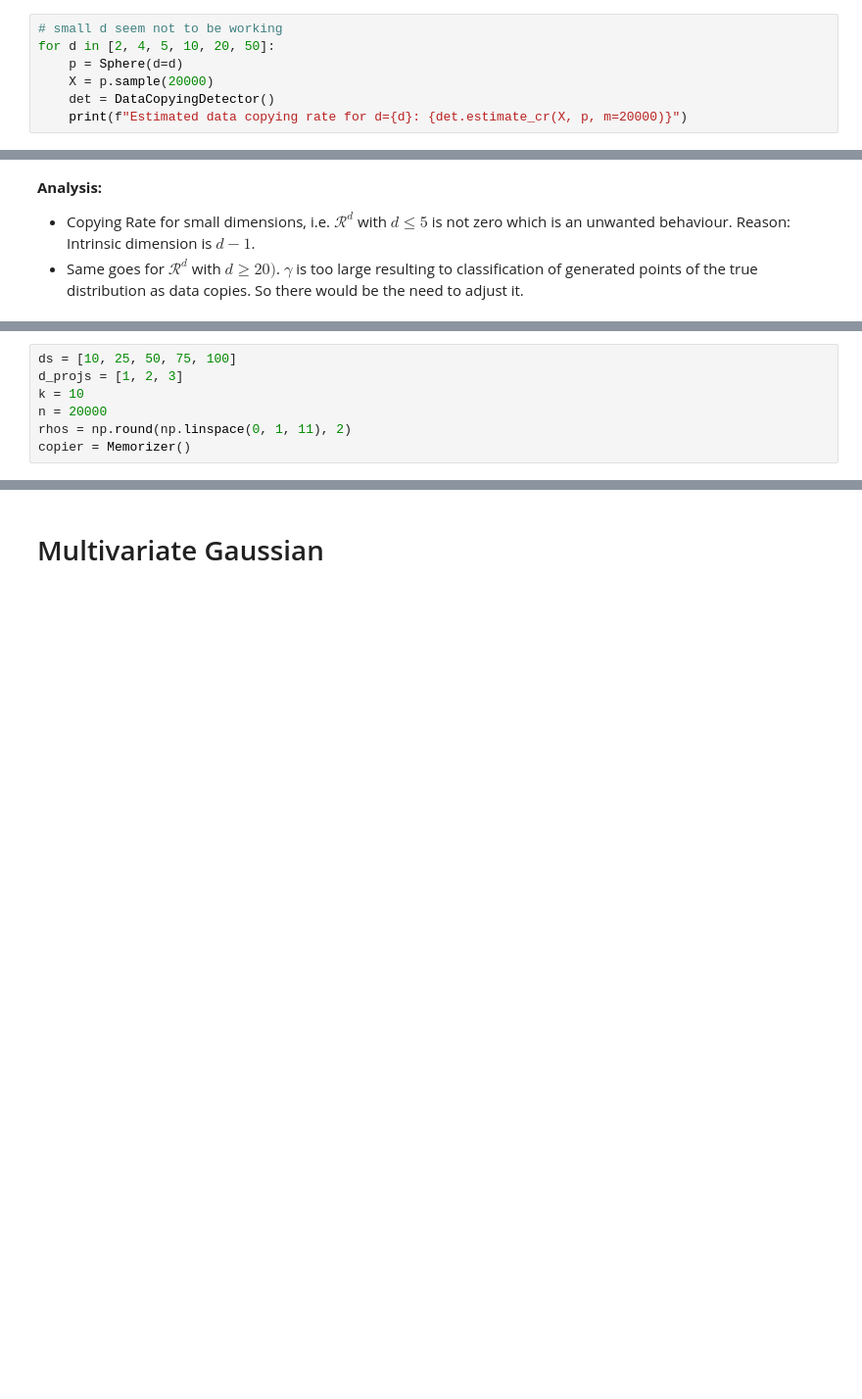
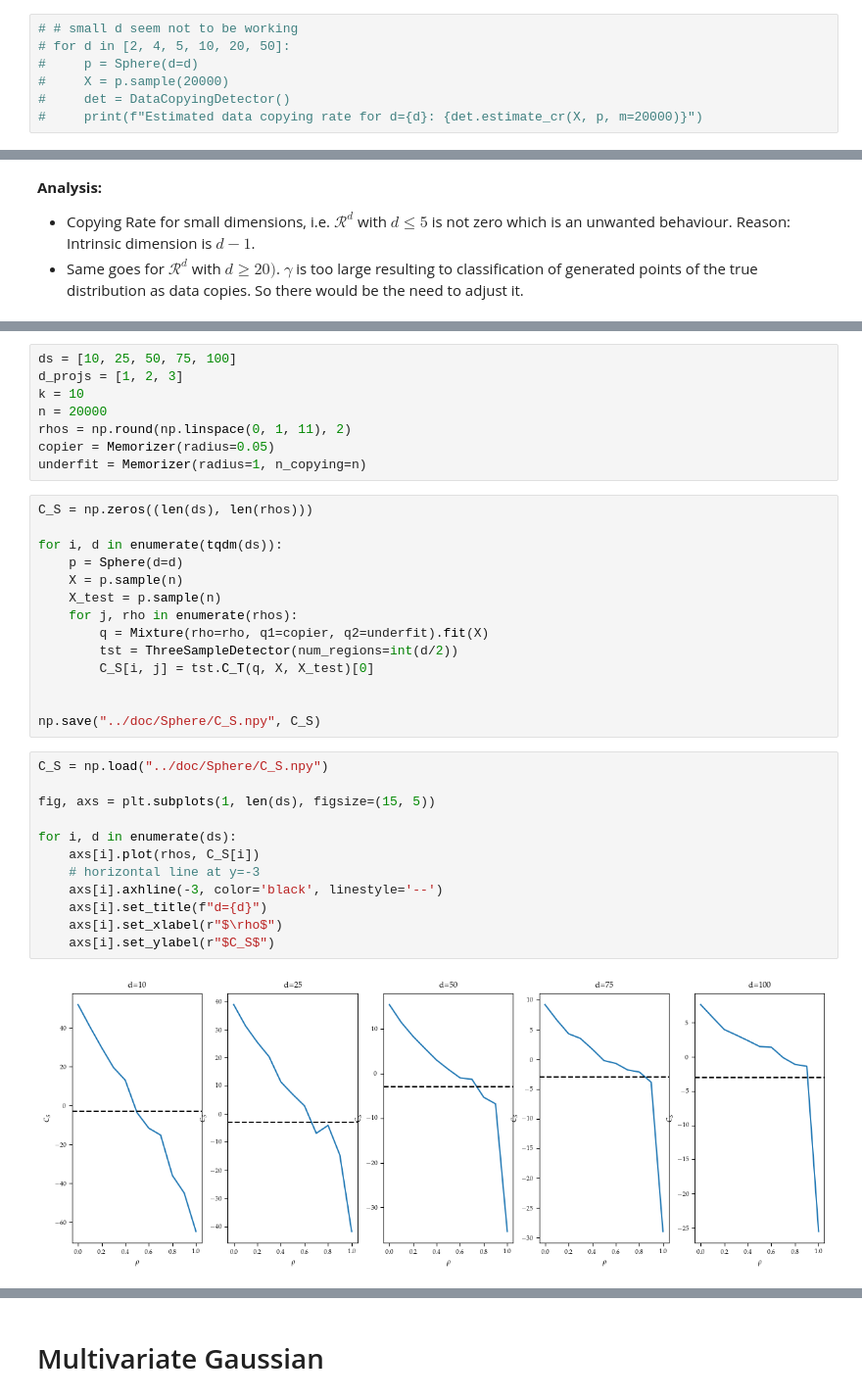
Before and after one commit to H-Kugler/scalable-datacopy-detection, a Jupyter notebook: exp/SyntheticDatasets_Exp.ipynb, the cells around one changed output, grey strips where cells are left out. Shown at 98% size. Drawn from its saved outputs; the diff is of its cells as text; blank space fills up the shorter version.

```diff
--- a/exp/SyntheticDatasets_Exp.ipynb
+++ b/exp/SyntheticDatasets_Exp.ipynb
@@ -52,7 +43,7 @@ plt.show()
 # %%
-# small d seem not to be working
-for d in [2, 4, 5, 10, 20, 50]:
-    p = Sphere(d=d)
-    X = p.sample(20000)
-    det = DataCopyingDetector()
-    print(f"Estimated data copying rate for d={d}: {det.estimate_cr(X, p, m=20000)}")
+# # small d seem not to be working
+# for d in [2, 4, 5, 10, 20, 50]:
+#     p = Sphere(d=d)
+#     X = p.sample(20000)
+#     det = DataCopyingDetector()
+#     print(f"Estimated data copying rate for d={d}: {det.estimate_cr(X, p, m=20000)}")
@@ -90,7 +74,36 @@ d_projs = [1, 2, 3]
 k = 10
 n = 20000
 rhos = np.round(np.linspace(0, 1, 11), 2)
-copier = Memorizer()
+copier = Memorizer(radius=0.05)
+underfit = Memorizer(radius=1, n_copying=n)
+# %%
+C_S = np.zeros((len(ds), len(rhos)))
+
+for i, d in enumerate(tqdm(ds)):
+    p = Sphere(d=d)
+    X = p.sample(n)
+    X_test = p.sample(n)
+    for j, rho in enumerate(rhos):
+        q = Mixture(rho=rho, q1=copier, q2=underfit).fit(X)
+        tst = ThreeSampleDetector(num_regions=int(d/2))
+        C_S[i, j] = tst.C_T(q, X, X_test)[0]
+
+
+np.save("../doc/Sphere/C_S.npy", C_S)
+# %%
+C_S = np.load("../doc/Sphere/C_S.npy")
+
+fig, axs = plt.subplots(1, len(ds), figsize=(15, 5))
+
+for i, d in enumerate(ds):
+    axs[i].plot(rhos, C_S[i])
+    # horizontal line at y=-3
+    axs[i].axhline(-3, color='black', linestyle='--')
+    axs[i].set_title(f"d={d}")
+    axs[i].set_xlabel(r"$\rho$")
+    axs[i].set_ylabel(r"$C_S$")
+# %% [output]
+[figure, added]
 # %%
 # results = np.zeros((n, k, len(ds), len(d_projs), len(rhos))).astype(bool)
 
```
Also changed, not shown: parts of 13 cells of this notebook, 2 other files.
